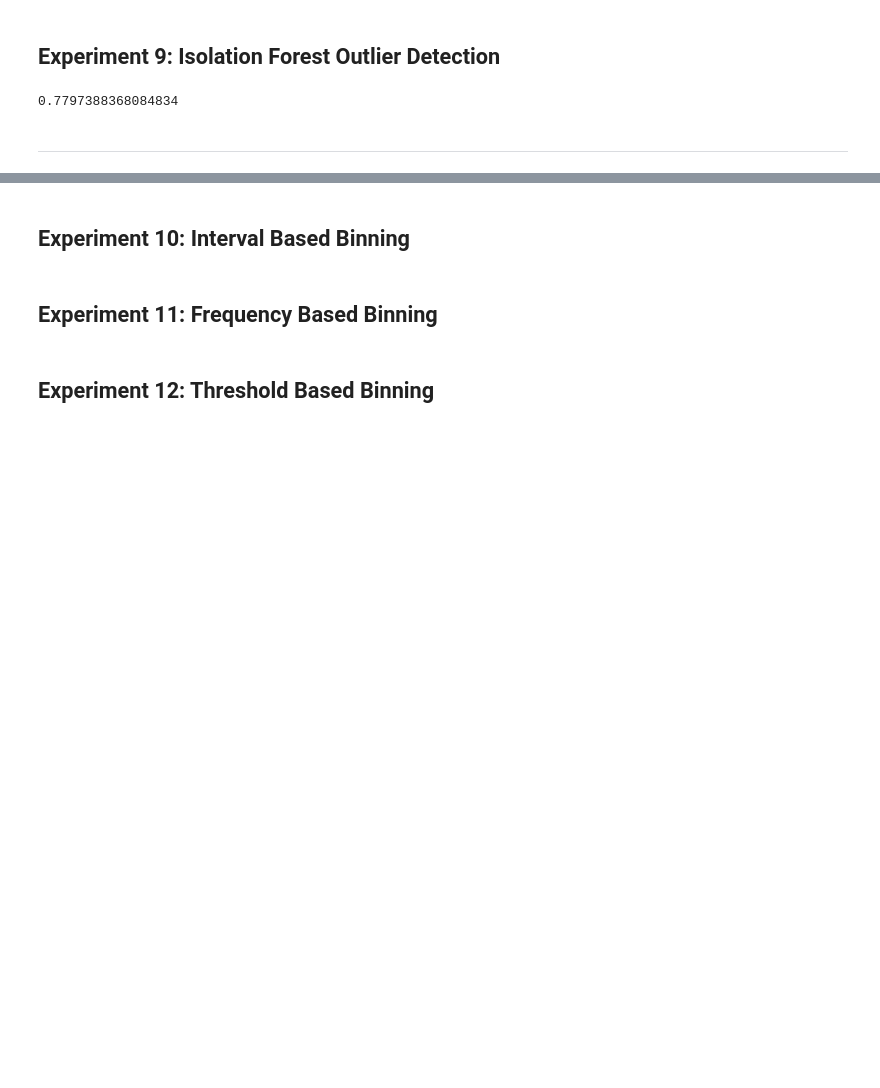
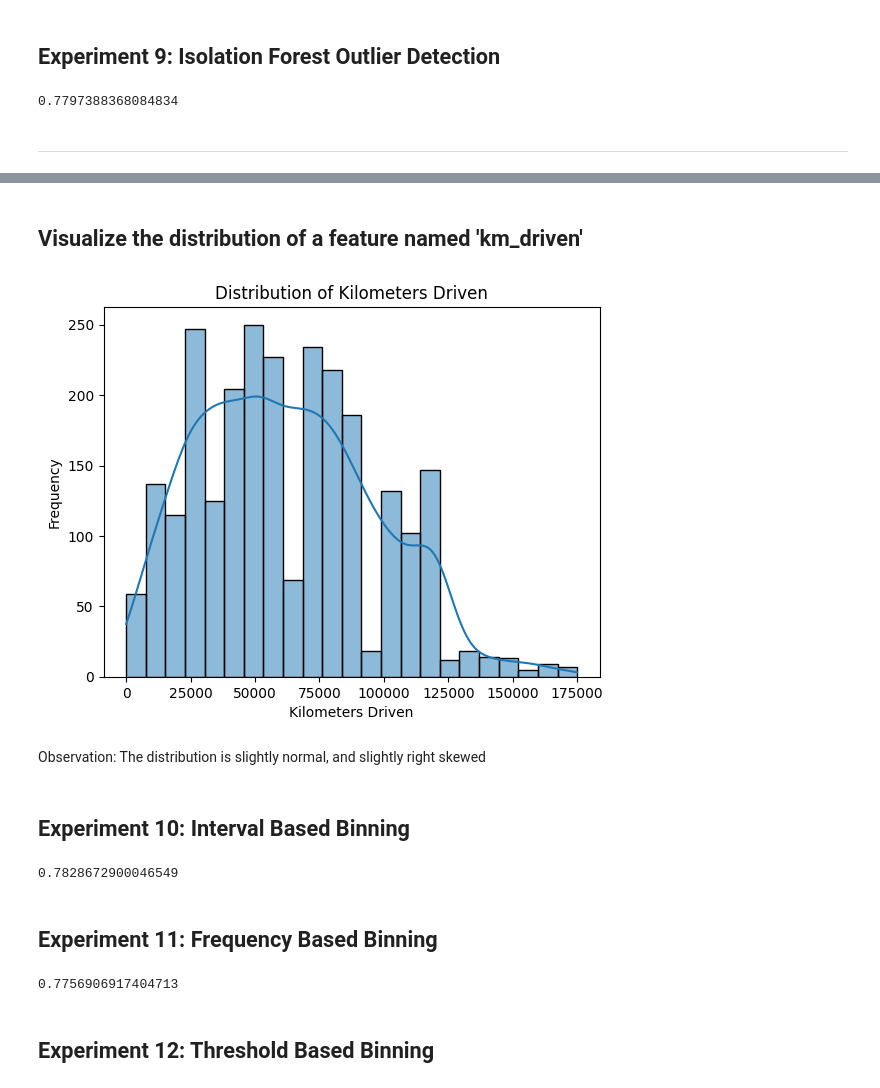
Before and after one commit to IIsameerII/COMP-6981-002-Sp.-Tpcs.-in-Computer-Science-Project, a Jupyter notebook: Data_Preparation_Project.ipynb, the cells around one changed output, grey strips where cells are left out. Drawn from its saved outputs; the diff is of its cells as text; code cells hidden in the pictures; blank space fills up the shorter version.

```diff
--- a/Data_Preparation_Project.ipynb
+++ b/Data_Preparation_Project.ipynb
@@ -481,6 +451,57 @@ score_9 = train_random_forest(X_clean,y_clean)
+# %% [markdown]
+## Visualize the distribution of a feature named 'km_driven'
+# %%
+sns.histplot(X_clean['km_driven'], kde=True) # kde for Kernel Density Estimate
+plt.xlabel('Kilometers Driven')
+plt.ylabel('Frequency')
+plt.title('Distribution of Kilometers Driven')
+plt.show()
+# %% [output]
+[figure, added]
+# %% [markdown]
+Observation: The distribution is slightly normal, and slightly right skewed
 # %% [markdown]
 ## Experiment 10: Interval Based Binning
+# %%
+'''
+In interval based binning, we are going to -
+    1) Create numerical bins without any labels
+    2) Use the mid-point of each bin as the value
+'''
+
+interval_bin_X = X_clean.copy()
+interval_bin_y = y_clean.copy()
+
+bin_edges = list(range(0,175001, 25000))  # Bin edges from 0 to 175,000 with a step of 25,000
+
+# Use pd.cut without labels to get bin codes (integers)
+interval_bin_X['km_driven_bin_codes'] = pd.cut(interval_bin_X['km_driven'], bins=bin_edges, labels=False, include_lowest=True, right=True)
+
+# Calculate mid-points of bins
+bin_midpoints = [(bin_edges[i] + bin_edges[i+1])/2 for i in range(len(bin_edges)-1)]
+
+# Map bin codes to mid-points
+interval_bin_X['km_driven_binned'] = interval_bin_X['km_driven_bin_codes'].map(dict(enumerate(bin_midpoints)))
+
+del interval_bin_X['km_driven']
+del interval_bin_X['km_driven_bin_codes']
+
+score_10 = train_random_forest(interval_bin_X,interval_bin_y)
+# %% [output]
+0.7828672900046549
 # %% [markdown]
 ## Experiment 11: Frequency Based Binning
+# %%
+freq_bin_X = X_clean.copy()
+freq_bin_y = y_clean.copy()
+
+num_bins = 10  # You can choose the number of bins
+freq_bin_X['km_driven_binned'], bins = pd.qcut(freq_bin_X['km_driven'], q=num_bins, labels=False, retbins=True, precision=0, duplicates='drop')
+
+del freq_bin_X['km_driven']
+
+score_11 = train_random_forest(freq_bin_X,freq_bin_y)
+# %% [output]
+0.7756906917404713
 # %% [markdown]
 ## Experiment 12: Threshold Based Binning
```
Also changed, not shown: parts of 76 cells of this notebook, 4 other files.
